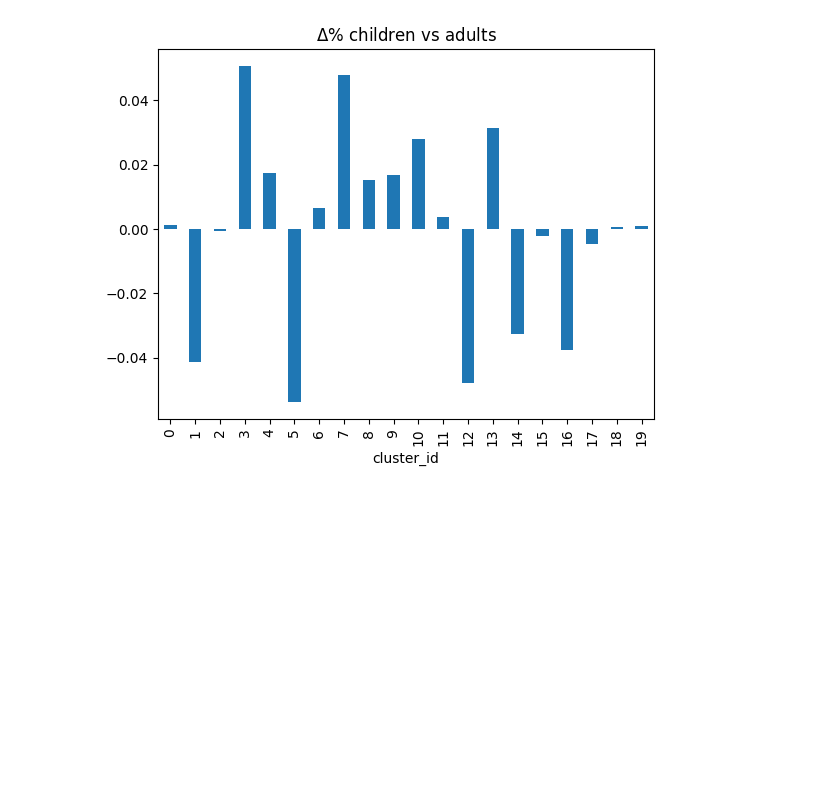
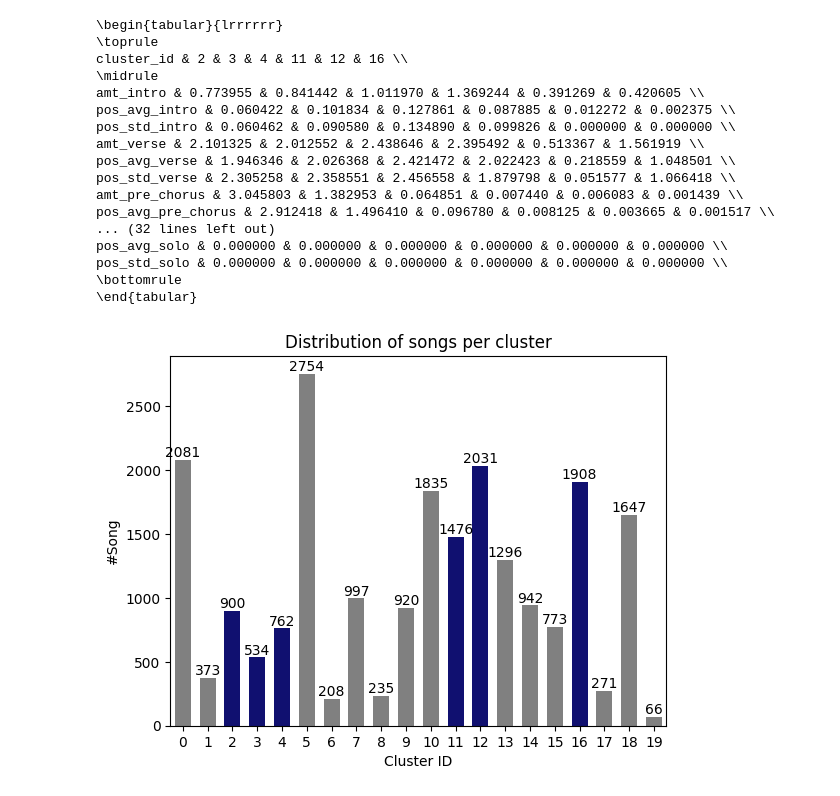
Before and after one commit to sbakker6/MusicRSAndChildren, a Jupyter notebook: analysis.ipynb, the cells around one changed output. Saved outputs shown, nothing was run; the diff lists cells and outputs as text; code cells hidden in the pictures; blank space fills up the shorter version.

```diff
--- a/analysis.ipynb
+++ b/analysis.ipynb
@@ -176,7 +261,40 @@ plt.show()
-# %%
-# What about significance of results?
-
-(le_counts_grouped_normalized["Adults"] - le_counts_grouped_normalized["Children"]).plot.bar(title="$\Delta\%$ children vs adults")
-plt.show()
-# %% [output]
-[figure, removed]
+# %%
+interesting_clusters = [2,3,4,11,12,16]
+df_interesting_clusters = cluster.loc[interesting_clusters].T
+print(df_interesting_clusters.to_latex())
+#-------------------------------------------------------------------------------
+highlight_color = 'navy'
+normal_color = 'grey'
+
+colors = [highlight_color if cluster_id in interesting_clusters else normal_color for cluster_id in cluster.index]
+ax = sns.barplot(songs_per_cluster,x="cluster_id",y="song_id", hue="cluster_id", legend=False, palette=colors, width=0.8, gap=0.2)
+
+# Show label per bar
+# https://www.geeksforgeeks.org/how-to-show-values-on-seaborn-barplot/
+for cont in ax.containers:
+    ax.bar_label(cont)
+
+
+plt.xlabel("Cluster ID")
+plt.ylabel("#Song")
+plt.title("Distribution of songs per cluster")
+plt.show()
+# %% [output]
+\begin{tabular}{lrrrrrr}
+\toprule
+cluster_id & 2 & 3 & 4 & 11 & 12 & 16 \\
+\midrule
+amt_intro & 0.773955 & 0.841442 & 1.011970 & 1.369244 & 0.391269 & 0.420605 \\
+pos_avg_intro & 0.060422 & 0.101834 & 0.127861 & 0.087885 & 0.012272 & 0.002375 \\
+pos_std_intro & 0.060462 & 0.090580 & 0.134890 & 0.099826 & 0.000000 & 0.000000 \\
+amt_verse & 2.101325 & 2.012552 & 2.438646 & 2.395492 & 0.513367 & 1.561919 \\
+pos_avg_verse & 1.946346 & 2.026368 & 2.421472 & 2.022423 & 0.218559 & 1.048501 \\
+pos_std_verse & 2.305258 & 2.358551 & 2.456558 & 1.879798 & 0.051577 & 1.066418 \\
+amt_pre_chorus & 3.045803 & 1.382953 & 0.064851 & 0.007440 & 0.006083 & 0.001439 \\
+pos_avg_pre_chorus & 2.912418 & 1.496410 & 0.096780 & 0.008125 & 0.003665 & 0.001517 \\
+... (32 lines left out)
+pos_avg_solo & 0.000000 & 0.000000 & 0.000000 & 0.000000 & 0.000000 & 0.000000 \\
+pos_std_solo & 0.000000 & 0.000000 & 0.000000 & 0.000000 & 0.000000 & 0.000000 \\
+\bottomrule
+\end{tabular}
+[figure, added]
```
Also changed, not shown: parts of 11 cells of this notebook, 2 other files.
